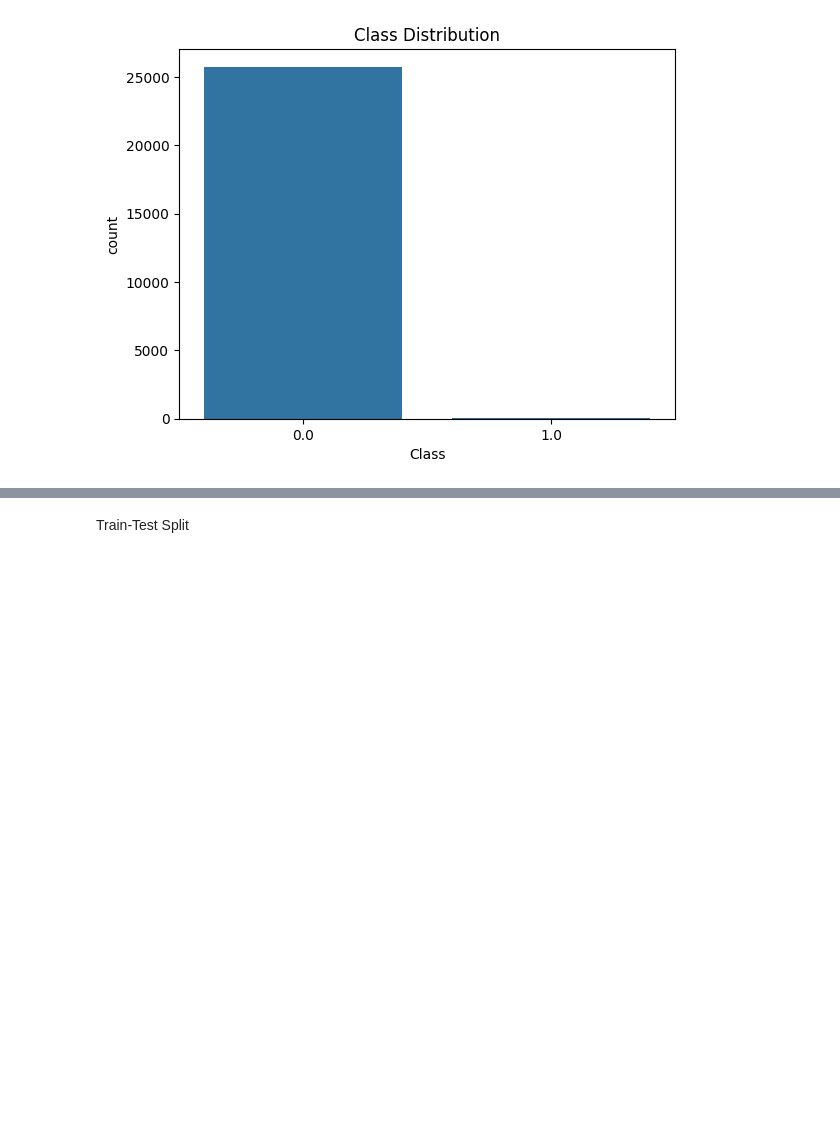
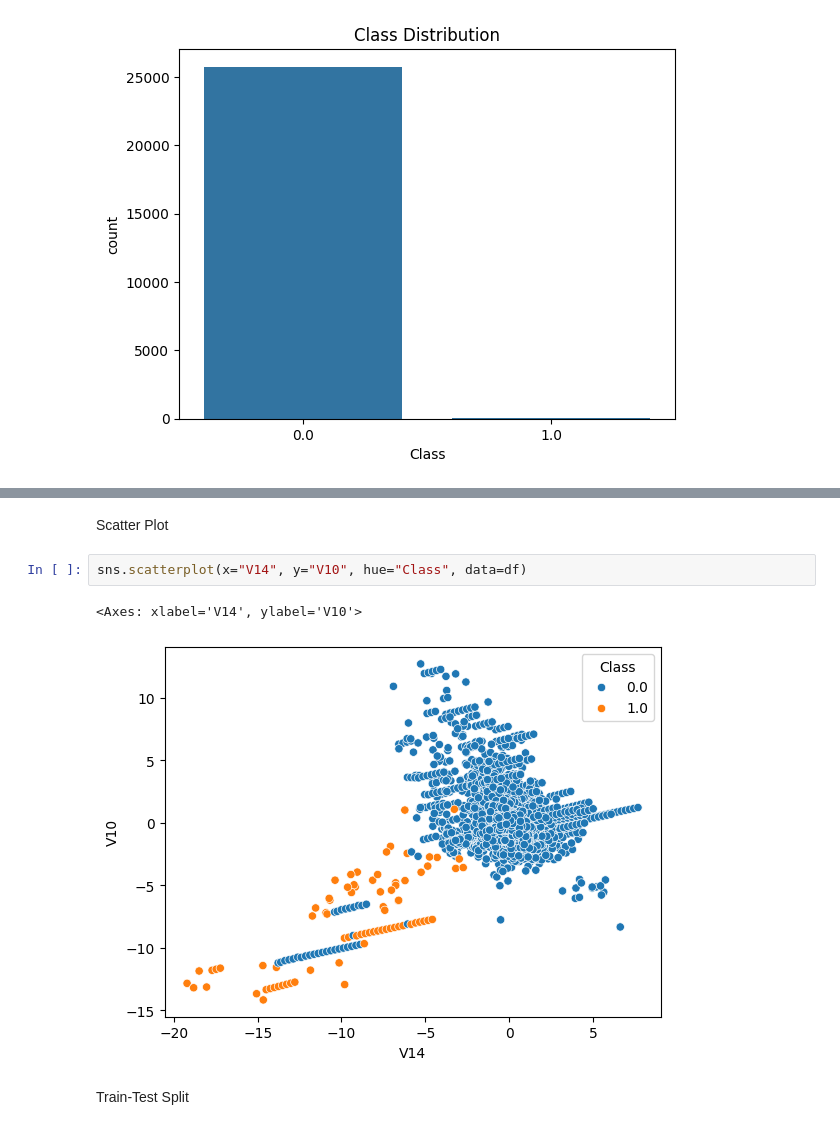
Before and after one commit to Gnissan-BIA/Assignments, a Jupyter notebook: Final_project_AI.ipynb, the cells around one changed output, grey strips where cells are left out. Drawn from its saved outputs; the diff is of its cells as text; blank space fills up the shorter version.

```diff
--- a/Final_project_AI.ipynb
+++ b/Final_project_AI.ipynb
@@ -81,3 +69,10 @@ plt.show()
+# %% [markdown]
+Scatter Plot
+# %%
+sns.scatterplot(x="V14", y="V10", hue="Class", data=df)
+# %% [output]
+<Axes: xlabel='V14', ylabel='V10'>
+[figure, added]
 # %% [markdown]
 Train-Test Split
 # %%
```
Also changed, not shown: parts of 4 cells of this notebook.
